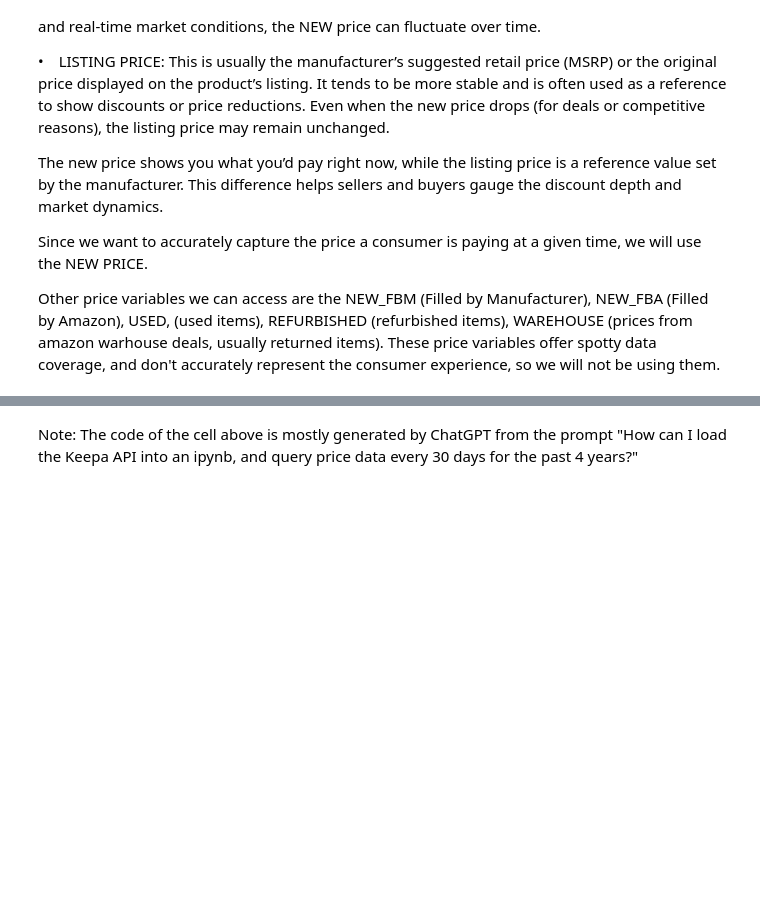
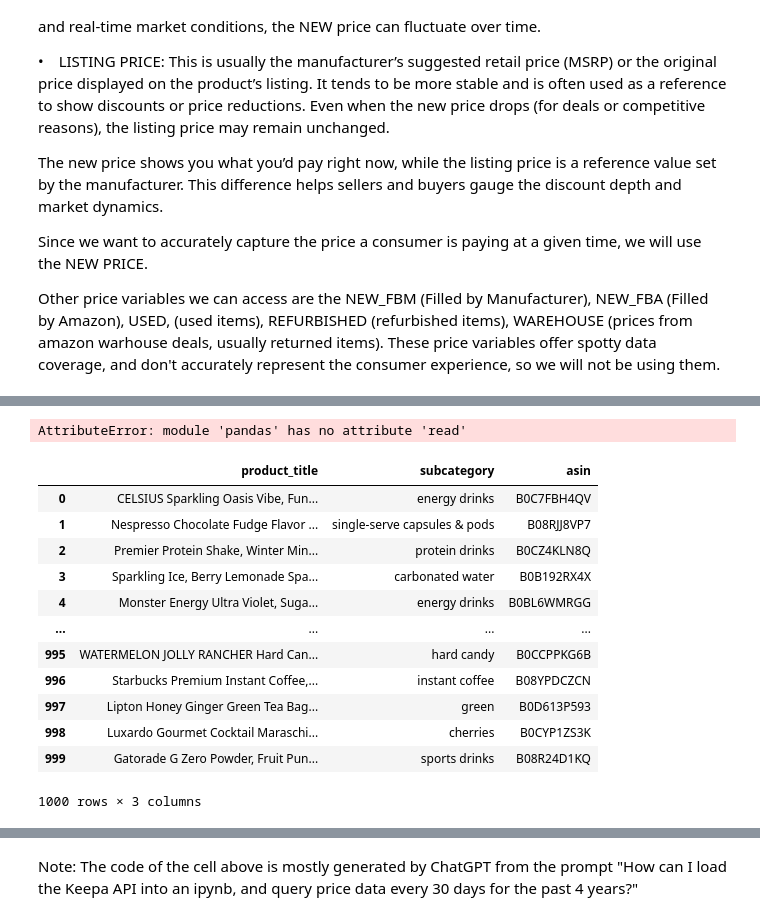
Before and after one commit to domwrm/Amazon-Pricing-Anlysis, a Jupyter notebook: DataCheckpoint_Group031_WI25.ipynb, the cells around one changed output, grey strips where cells are left out. Drawn from its saved outputs; the diff is of its cells as text; code cells hidden in the pictures; blank space fills up the shorter version.

Commit message:
Amazon Keepa API dataset section
included keepa datasets in the data/keepa_data folder.

```diff
--- a/DataCheckpoint_Group031_WI25.ipynb
+++ b/DataCheckpoint_Group031_WI25.ipynb
@@ -175,0 +344,29 @@ plt.show()
+# %%
+category = 'example_category'
+data_path = Path('data/keepa_data') / f'{category}.csv'
+example_category = pd.read_csv(data_path)
+example_category = clean_frame(example_category)
+query_keepa_in_batches(example_category, category, max_batches=10, batch_size=25, days = 1460, start_index = 0, end_index = None)
+# %% [output]
+AttributeError: module 'pandas' has no attribute 'read'
+# %%
+category = 'grocery_and_foods'
+data_path = Path('data/keepa_data') / f'{category}.csv'
+grocery_and_foods = pd.read_csv(data_path)
+grocery_and_foods = grocery_and_foods.rename(columns = {'Title' : 'product_title', 'Categories: Sub' : 'subcategory', 'ASIN' : 'asin'})
+grocery_and_foods = grocery_and_foods.apply(clean_data, axis = 1)
+grocery_and_foods
+# %% [output]
+|  | product_title | subcategory | asin |
+| 0 | CELSIUS Sparkling Oasis Vibe, Fun... | energy drinks | B0C7FBH4QV |
+| 1 | Nespresso Chocolate Fudge Flavor ... | single-serve capsules & pods | B08RJJ8VP7 |
+| 2 | Premier Protein Shake, Winter Min... | protein drinks | B0CZ4KLN8Q |
+| 3 | Sparkling Ice, Berry Lemonade Spa... | carbonated water | B0B192RX4X |
+| 4 | Monster Energy Ultra Violet, Suga... | energy drinks | B0BL6WMRGG |
+| ... | ... | ... | ... |
+| 995 | WATERMELON JOLLY RANCHER Hard Can... | hard candy | B0CCPPKG6B |
+| 996 | Starbucks Premium Instant Coffee,... | instant coffee | B08YPDCZCN |
+| 997 | Lipton Honey Ginger Green Tea Bag... | green | B0D613P593 |
+| 998 | Luxardo Gourmet Cocktail Maraschi... | cherries | B0CYP1ZS3K |
+| 999 | Gatorade G Zero Powder, Fruit Pun... | sports drinks | B08R24D1KQ |
+1000 rows × 3 columns
```
Also changed, not shown: parts of 23 cells of this notebook, 14 other files.
